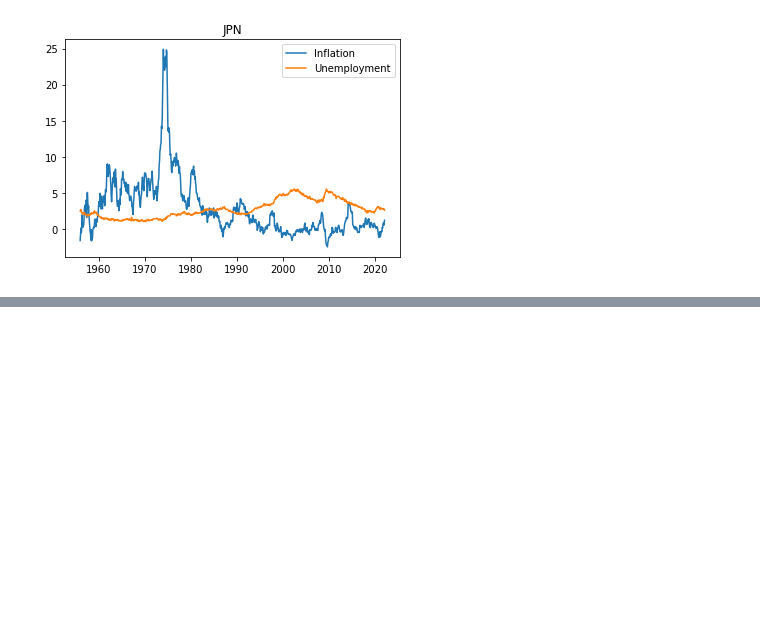
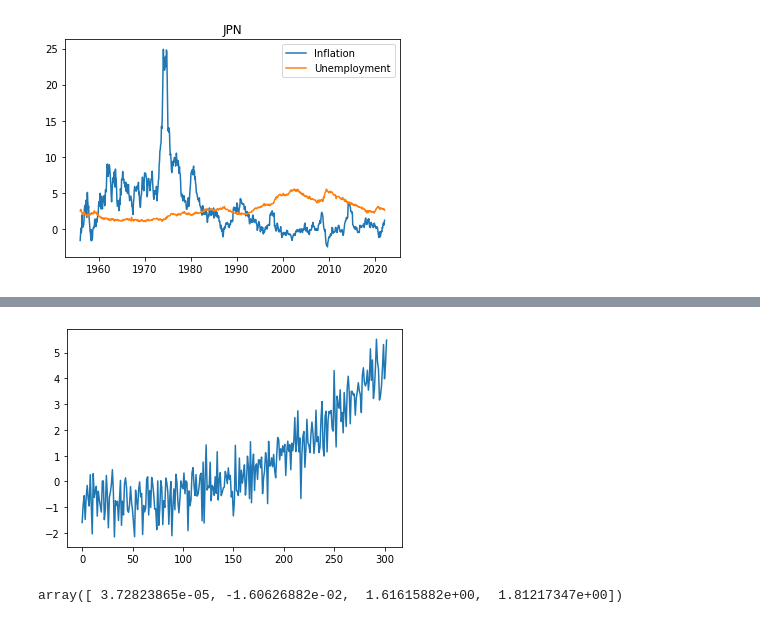
Before and after one commit to dobrodzziej/Data-Analytics-Project, a Jupyter notebook: projekto.ipynb, the cells around one changed output, grey strips where cells are left out. Drawn from its saved outputs; the diff is of its cells as text; code cells hidden in the pictures; blank space fills up the shorter version.

Commit message:
first philips curve model

```diff
--- a/projekto.ipynb
+++ b/projekto.ipynb
@@ -52,8 +53,10 @@ unemp_list = []
 # %%
 for count, location in enumerate(locations):
     infl, unemp = truncate_dates(inflation.loc[inflation["LOCATION"] == location], unemployment.loc[unemployment["LOCATION"] == location])
-    infl_list.append(infl)
-    unemp_list.append(unemp)
+    # infl_list.append(infl)
+    # unemp_list.append(unemp)
+    country = infl, unemp
+    country_list.append(country)
     plt.figure(count)
     plt.plot(infl["TIME"], infl["Value"])
     plt.plot(unemp["TIME"], unemp["Value"])
@@ -158,0 +128,9 @@ for country in countries:
+# %%
+stan_file = r"C:\Studia\Data-Analytics\Projekt-Proper\Inflation_model_phillips.stan"
+model = CmdStanModel(stan_file=stan_file)
+data = {
+    "N": len(infl_list[0]),
+    "x": range(len(infl_list[0])),
+    "y": infl_list[0]["Value"]
+}
+fit = model.sample(data = data, iter_sampling = 100, iter_warmup=100)
@@ -158,0 +154,3 @@ for country in countries:
+# %%
+df = fit.draws_pd()
+df
@@ -158,0 +188,11 @@ for country in countries:
+# %%
+plt.figure(0)
+plt.plot(range(len(infl_list[0])), df.iloc[100, 10:])
+plt.show()
+# %% [output]
+[figure, added]
+# %%
+coef= np.polyfit(range(len(infl_list[0])), df.iloc[3000, 12:], 3)
+coef
+# %% [output]
+array([ 3.72823865e-05, -1.60626882e-02,  1.61615882e+00,  1.81217347e+00])
```
Also changed, not shown: parts of 11 cells of this notebook, 9 other files.
